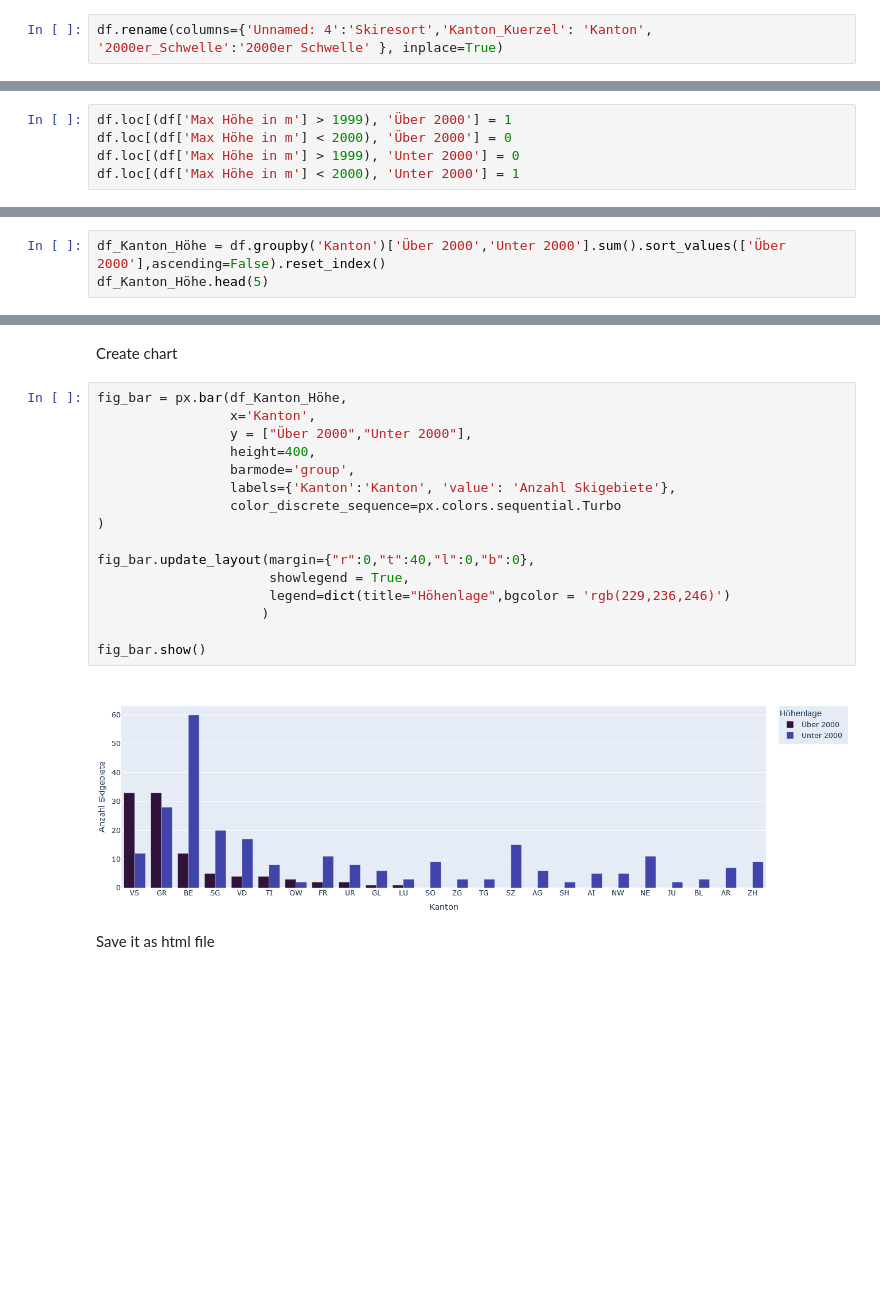
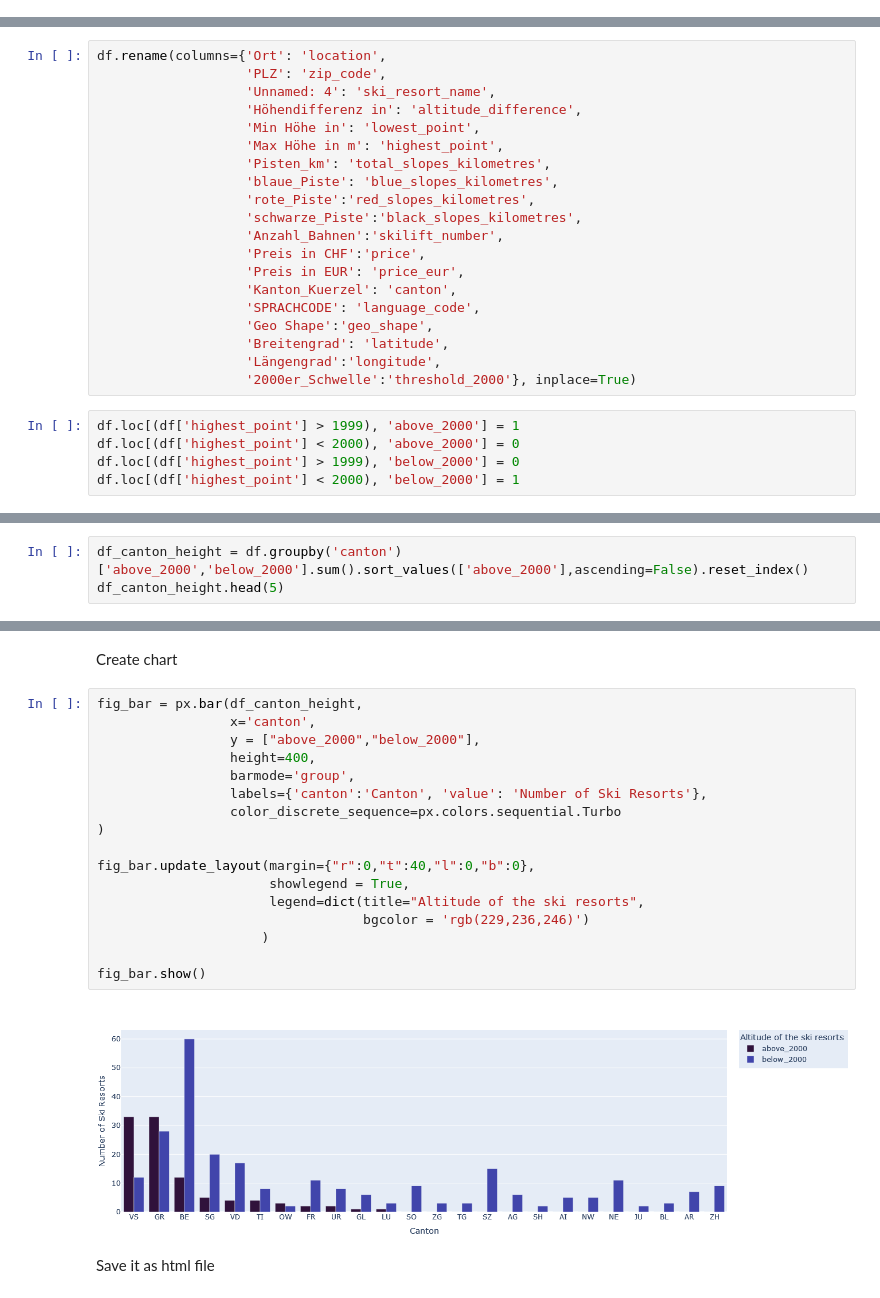
Before and after one commit to gimarius/Ski_Resorts_Switzerland, a Jupyter notebook: Data_Visualisation/Plotly_Analysis.ipynb, the cells around one changed output, grey strips where cells are left out. Saved outputs shown, nothing was run; the diff lists cells and outputs as text; blank space fills up the shorter version.

```diff
--- a/Data_Visualisation/Plotly_Analysis.ipynb
+++ b/Data_Visualisation/Plotly_Analysis.ipynb
@@ -40,2 +51,0 @@ Rename column
-# %%
-df.rename(columns={'Unnamed: 4':'Skiresort','Kanton_Kuerzel': 'Kanton', '2000er_Schwelle':'2000er Schwelle' }, inplace=True)
@@ -44,5 +52,25 @@ Assign values to two new columns
+# %%
+df.rename(columns={'Ort': 'location',
+                   'PLZ': 'zip_code',
+                   'Unnamed: 4': 'ski_resort_name',
+                   'Höhendifferenz in': 'altitude_difference',
+                   'Min Höhe in': 'lowest_point',
+                   'Max Höhe in m': 'highest_point',
+                   'Pisten_km': 'total_slopes_kilometres',
+                   'blaue_Piste': 'blue_slopes_kilometres',
+                   'rote_Piste':'red_slopes_kilometres',
+                   'schwarze_Piste':'black_slopes_kilometres',
+                   'Anzahl_Bahnen':'skilift_number',
+                   'Preis in CHF':'price',
+                   'Preis in EUR': 'price_eur',
+                   'Kanton_Kuerzel': 'canton',
+                   'SPRACHCODE': 'language_code',
+                   'Geo Shape':'geo_shape',
+                   'Breitengrad': 'latitude',
+                   'Längengrad':'longitude',
+                   '2000er_Schwelle':'threshold_2000'}, inplace=True)
 # %%
-df.loc[(df['Max Höhe in m'] > 1999), 'Über 2000'] = 1
-df.loc[(df['Max Höhe in m'] < 2000), 'Über 2000'] = 0
-df.loc[(df['Max Höhe in m'] > 1999), 'Unter 2000'] = 0
-df.loc[(df['Max Höhe in m'] < 2000), 'Unter 2000'] = 1
+df.loc[(df['highest_point'] > 1999), 'above_2000'] = 1
+df.loc[(df['highest_point'] < 2000), 'above_2000'] = 0
+df.loc[(df['highest_point'] > 1999), 'below_2000'] = 0
+df.loc[(df['highest_point'] < 2000), 'below_2000'] = 1
@@ -89,5 +125,5 @@ Create dataframe
 # %%
-df_Kanton_Höhe = df.groupby('Kanton')['Über 2000','Unter 2000'].sum().sort_values(['Über 2000'],ascending=False).reset_index()
-df_Kanton_Höhe.head(5)
+df_canton_height = df.groupby('canton')['above_2000','below_2000'].sum().sort_values(['above_2000'],ascending=False).reset_index()
+df_canton_height.head(5)
 # %% [output]
 Indexing with multiple keys (implicitly converted to a tuple of keys) will be deprecated, use a list instead.
@@ -100,23 +136,24 @@ Indexing with multiple keys (implicitly converted to a tuple of keys) will be de
 # %% [markdown]
 Create chart
 # %%
-fig_bar = px.bar(df_Kanton_Höhe,
-                 x='Kanton',
-                 y = ["Über 2000","Unter 2000"],
+fig_bar = px.bar(df_canton_height,
+                 x='canton',
+                 y = ["above_2000","below_2000"],
                  height=400,
                  barmode='group',
-                 labels={'Kanton':'Kanton', 'value': 'Anzahl Skigebiete'},
+                 labels={'canton':'Canton', 'value': 'Number of Ski Resorts'},
                  color_discrete_sequence=px.colors.sequential.Turbo
 )
 
 fig_bar.update_layout(margin={"r":0,"t":40,"l":0,"b":0},
                       showlegend = True,
-                      legend=dict(title="Höhenlage",bgcolor = 'rgb(229,236,246)')
+                      legend=dict(title="Altitude of the ski resorts",
+                                  bgcolor = 'rgb(229,236,246)')
                      )
 
 fig_bar.show()
 # %% [output]
-[figure, old version]
+[figure, new version]
 # %% [markdown]
 Save it as html file
 # %%
```
Also changed, not shown: parts of 51 cells of this notebook.
